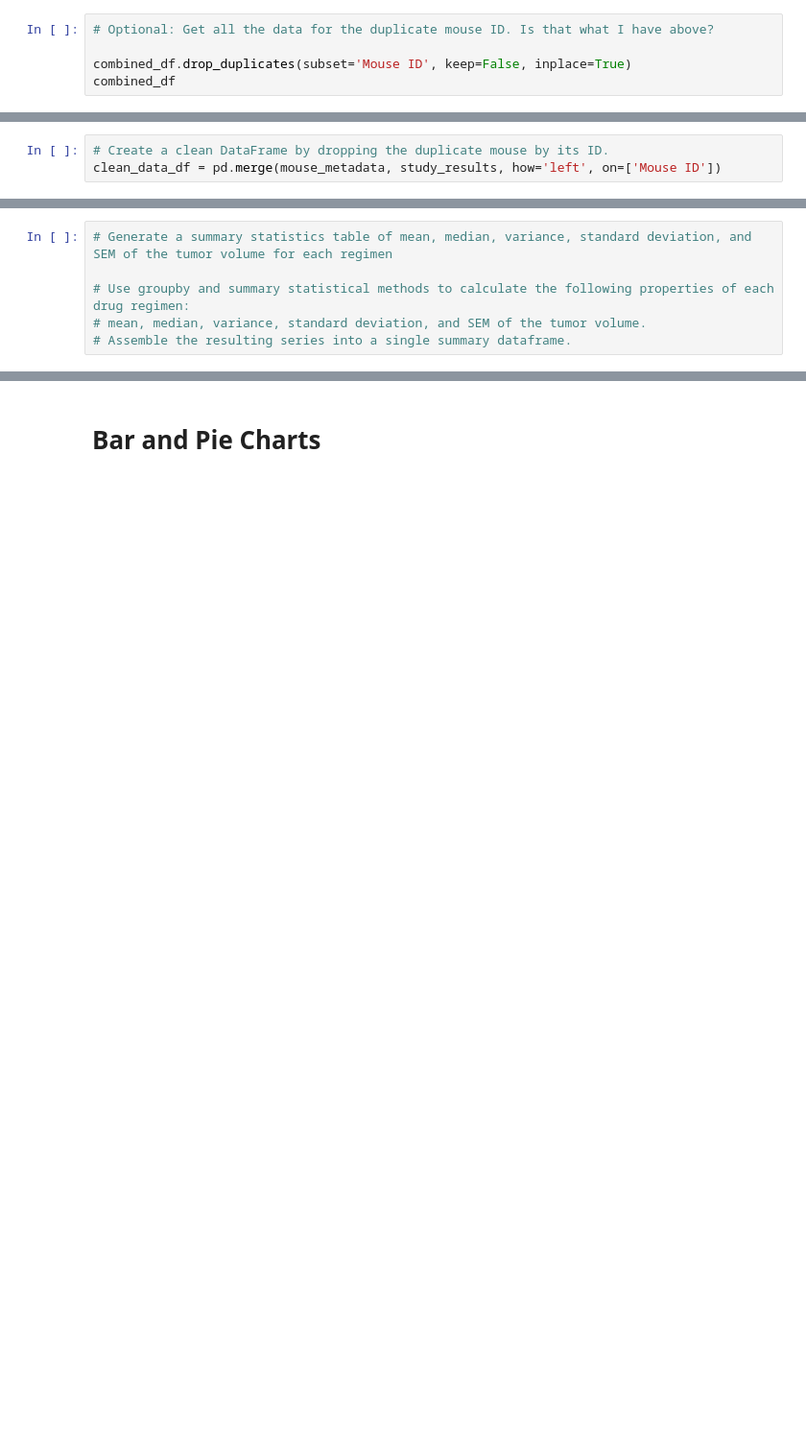
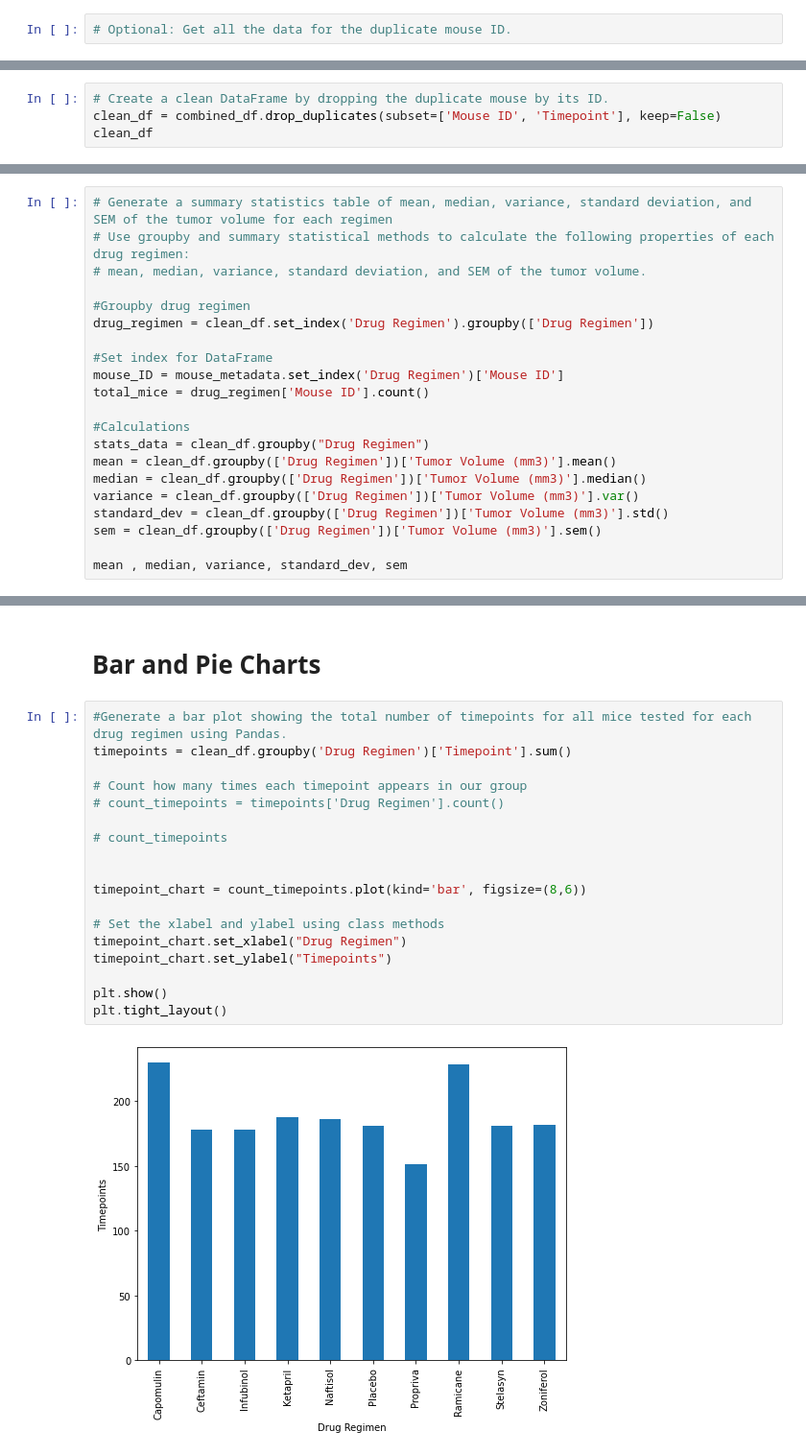
Before and after one commit to bfraser4/Python-Pharmaceutical-Data-Analysis, a Jupyter notebook: Pymaceuticals/PymaceuticalsAnalysis.ipynb, the cells around one changed output, grey strips where cells are left out. Shown at 96% size. Saved outputs shown, nothing was run; the diff lists cells and outputs as text; blank space fills up the shorter version.

```diff
--- a/Pymaceuticals/PymaceuticalsAnalysis.ipynb
+++ b/Pymaceuticals/PymaceuticalsAnalysis.ipynb
@@ -45,7 +46,4 @@ duplicate_mouse
 # %% [output]
 array(['g989'], dtype=object)
 # %%
-# Optional: Get all the data for the duplicate mouse ID. Is that what I have above?
-
-combined_df.drop_duplicates(subset='Mouse ID', keep=False, inplace=True)
-combined_df
+# Optional: Get all the data for the duplicate mouse ID.
@@ -66,3 +50,4 @@ combined_df
 # %%
 # Create a clean DataFrame by dropping the duplicate mouse by its ID.
-clean_data_df = pd.merge(mouse_metadata, study_results, how='left', on=['Mouse ID'])
+clean_df = combined_df.drop_duplicates(subset=['Mouse ID', 'Timepoint'], keep=False)
+clean_df
@@ -77,7 +76,22 @@ mice_count
 # Summary Statistics
 # %%
 # Generate a summary statistics table of mean, median, variance, standard deviation, and SEM of the tumor volume for each regimen
-
 # Use groupby and summary statistical methods to calculate the following properties of each drug regimen:
 # mean, median, variance, standard deviation, and SEM of the tumor volume.
-# Assemble the resulting series into a single summary dataframe.
+
+#Groupby drug regimen
+drug_regimen = clean_df.set_index('Drug Regimen').groupby(['Drug Regimen'])
+
+#Set index for DataFrame
+mouse_ID = mouse_metadata.set_index('Drug Regimen')['Mouse ID']
+total_mice = drug_regimen['Mouse ID'].count()
+
+#Calculations
+stats_data = clean_df.groupby("Drug Regimen")
+mean = clean_df.groupby(['Drug Regimen'])['Tumor Volume (mm3)'].mean()
+median = clean_df.groupby(['Drug Regimen'])['Tumor Volume (mm3)'].median()
+variance = clean_df.groupby(['Drug Regimen'])['Tumor Volume (mm3)'].var()
+standard_dev = clean_df.groupby(['Drug Regimen'])['Tumor Volume (mm3)'].std()
+sem = clean_df.groupby(['Drug Regimen'])['Tumor Volume (mm3)'].sem()
+
+mean , median, variance, standard_dev, sem
@@ -88,2 +135,22 @@ mice_count
 # %% [markdown]
 # Bar and Pie Charts
+# %%
+#Generate a bar plot showing the total number of timepoints for all mice tested for each drug regimen using Pandas.
+timepoints = clean_df.groupby('Drug Regimen')['Timepoint'].sum()
+
+# Count how many times each timepoint appears in our group
+# count_timepoints = timepoints['Drug Regimen'].count()
+
+# count_timepoints
+
+
+timepoint_chart = count_timepoints.plot(kind='bar', figsize=(8,6))
+
+# Set the xlabel and ylabel using class methods
+timepoint_chart.set_xlabel("Drug Regimen")
+timepoint_chart.set_ylabel("Timepoints")
+
+plt.show()
+plt.tight_layout()
+# %% [output]
+[figure, added]
```
Also changed, not shown: parts of 8 cells of this notebook, 1 other file.
